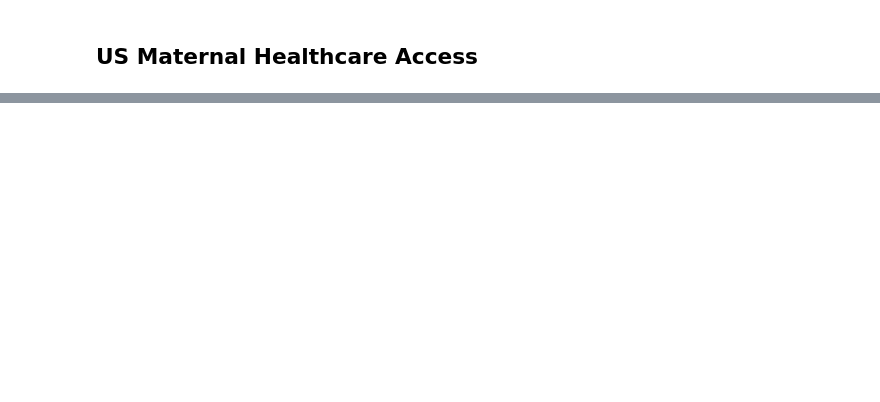
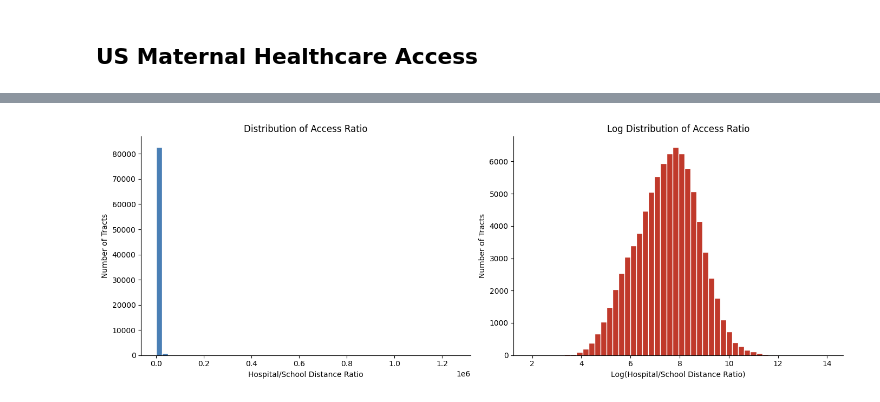
Before and after one commit to clleone/ds-20195-final, a Jupyter notebook: clleone_ds_final.ipynb, the cells around one changed output, grey strips where cells are left out. Cells and saved outputs as stored; diff of their text form; code cells hidden in the pictures; blank space fills up the shorter version.

```diff
--- a/clleone_ds_final.ipynb
+++ b/clleone_ds_final.ipynb
@@ -276,0 +400,3 @@ Look at Census units with population, create centroids with population attached,
+# %%
+# backup for census info
+repro_pops = pd.read_csv("https://raw.githubusercontent.com/clleone/ds-20195-final/refs/heads/main/data/2022_repro_pop_women_by_tract.csv")
@@ -276,0 +426,42 @@ Look at Census units with population, create centroids with population attached,
+# %%
+# shapely's STRtree speeds up distance calculations
+
+hospital_tree = STRtree(birthing_hospitals.geometry.values)
+school_tree   = STRtree(schools_gdf.geometry.values)
+
+repro_pop_tracts["nearest_hospital_dist"] = repro_pop_tracts.geometry.apply(
+    lambda pt: pt.distance(birthing_hospitals.geometry.iloc[hospital_tree.nearest(pt)])
+)
+
+repro_pop_tracts["nearest_school_dist"] = repro_pop_tracts.geometry.apply(
+    lambda pt: pt.distance(schools_gdf.geometry.iloc[school_tree.nearest(pt)])
+)
+
+repro_pop_tracts["hospital_school_ratio"] = (
+    repro_pop_tracts["nearest_hospital_dist"] /
+    repro_pop_tracts["nearest_school_dist"].replace(0, float("nan"))
+)
+# %%
+# quick look at ratio distributions, BIG right skew!
+fig, axes = plt.subplots(1, 2, figsize=(14, 5))
+
+# raw distribution
+axes[0].hist(repro_pop_tracts["hospital_school_ratio"].dropna(), bins=50, color="#4a7fb5", edgecolor="white")
+axes[0].set_xlabel("Hospital/School Distance Ratio")
+axes[0].set_ylabel("Number of Tracts")
+axes[0].set_title("Distribution of Access Ratio")
+axes[0].spines["top"].set_visible(False)
+axes[0].spines["right"].set_visible(False)
+
+# log distribution
+axes[1].hist(np.log1p(repro_pop_tracts["hospital_school_ratio"].dropna()), bins=50, color="#c0392b", edgecolor="white")
+axes[1].set_xlabel("Log(Hospital/School Distance Ratio)")
+axes[1].set_ylabel("Number of Tracts")
+axes[1].set_title("Log Distribution of Access Ratio")
+axes[1].spines["top"].set_visible(False)
+axes[1].spines["right"].set_visible(False)
+
+plt.tight_layout()
+plt.show()
+# %% [output]
+[figure, added]
```
Also changed, not shown: parts of 65 cells of this notebook.
